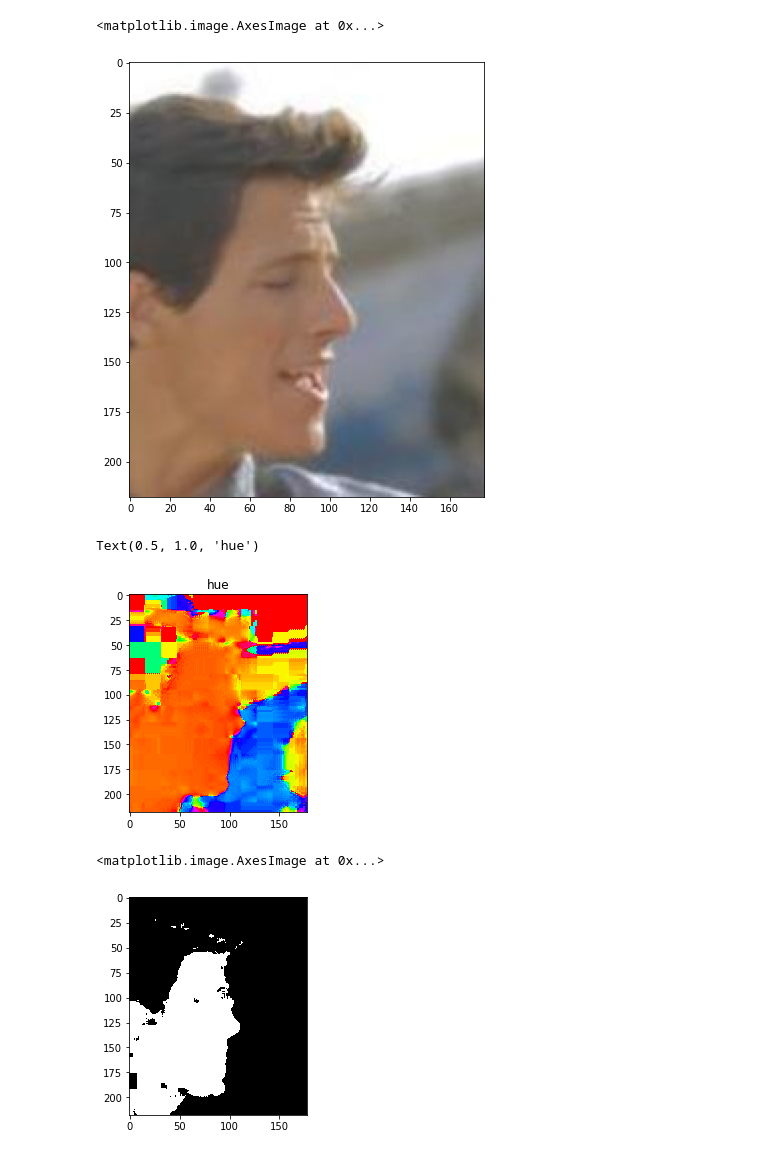
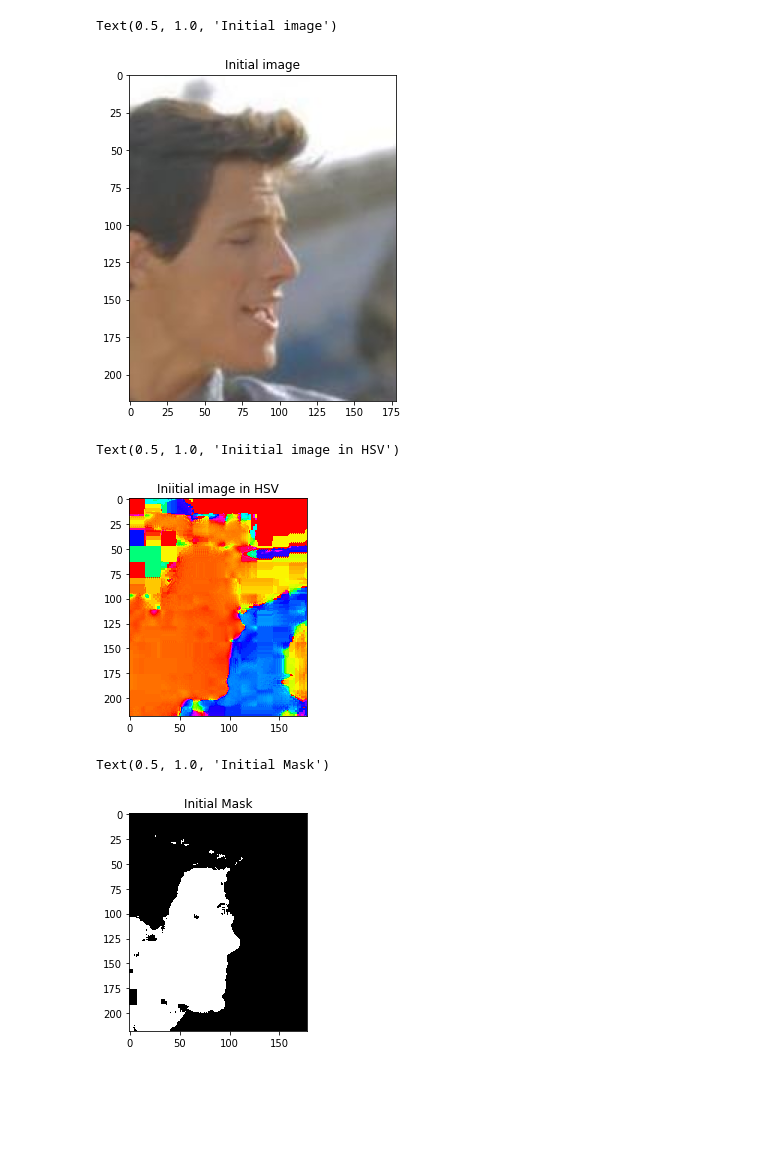
Before and after one commit to miniTalDev/skin-detection-in-face-images, a Jupyter notebook: skin-detection.ipynb, the cells around one changed output. Cells and saved outputs as stored; diff of their text form; code cells hidden in the pictures; blank space fills up the shorter version.

```diff
--- a/skin-detection.ipynb
+++ b/skin-detection.ipynb
@@ -8,9 +9,9 @@ input_filename = "images/test/000003.jpg"
 output_filename = ""
 input_image = io.imread(input_filename)
 
-plt.subplots(figsize=(8,8))
-plt.imshow(input_image)
+plt.subplots(figsize=(16,6))
+plt.imshow(input_image); plt.title('Initial image')
 # %% [output]
-<matplotlib.image.AxesImage at 0x...>
+Text(0.5, 1.0, 'Initial image')
-[figure, old version]
+[figure, new version]
 # %%
@@ -57,10 +56,10 @@ def rgb2hsv(input_image: np.ndarray):
 hsv_image = rgb2hsv(input_image)
 
 plt.imshow(hsv_image[:, :,0], cmap="hsv")
-plt.title("hue")
+plt.title("Iniitial image in HSV")
 # %% [output]
-Text(0.5, 1.0, 'hue')
+Text(0.5, 1.0, 'Iniitial image in HSV')
-[figure, old version]
+[figure, new version]
 # %%
 def skin_mask(hsv_image: np.ndarray):
     n,m, _ = input_image.shape
@@ -71,6 +70,7 @@ def skin_mask(hsv_image: np.ndarray):
 # %%
 mask_image = skin_mask(hsv_image)
 plt.imshow(mask_image, cmap="gray")
+plt.title('Initial Mask')
 # %% [output]
-<matplotlib.image.AxesImage at 0x...>
+Text(0.5, 1.0, 'Initial Mask')
-[figure, old version]
+[figure, new version]
```
Also changed, not shown: parts of 7 cells of this notebook.
